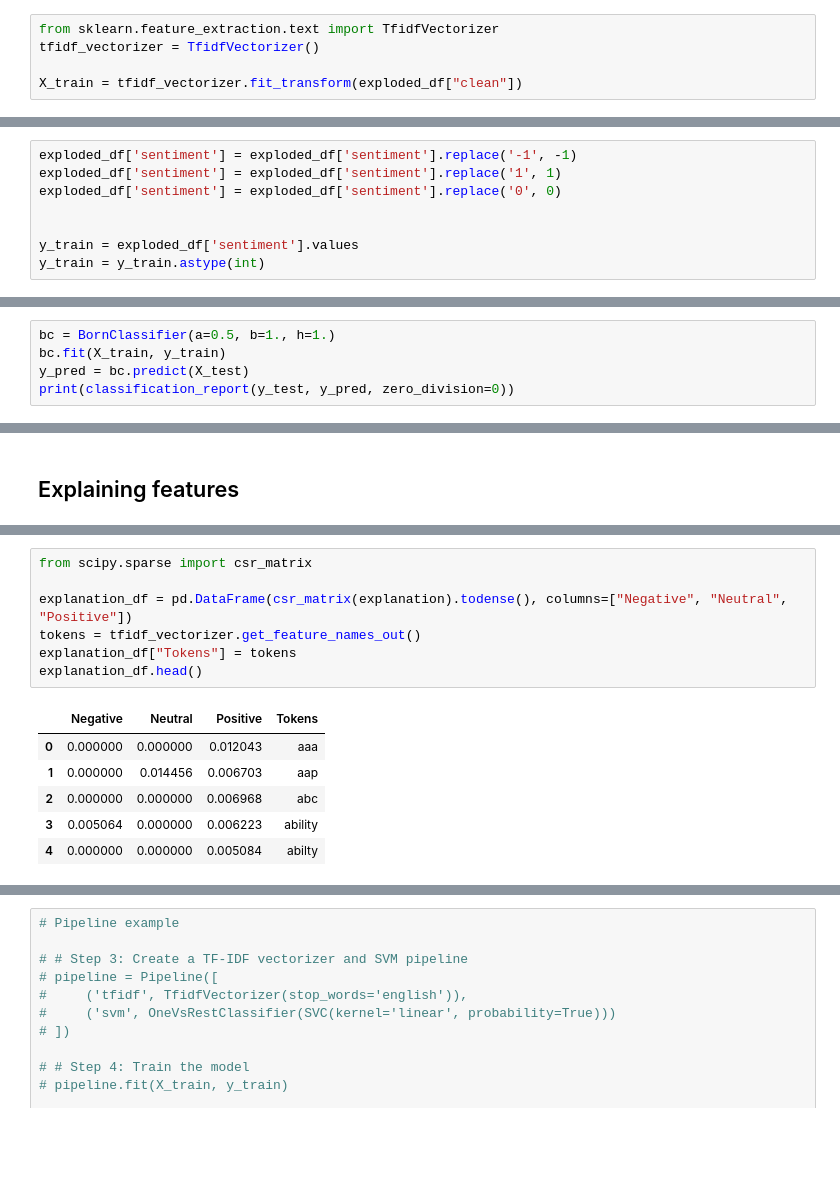
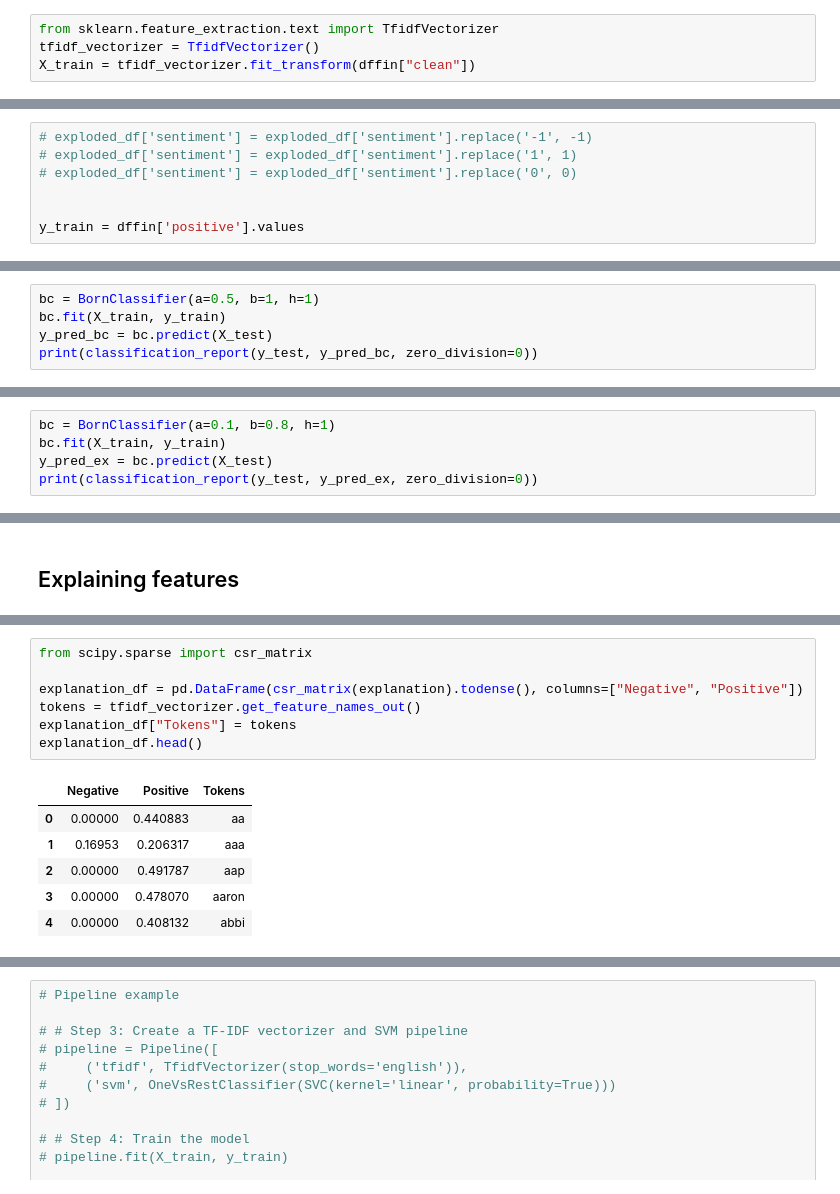
Before and after one commit to arina19-2000/unimi, a Jupyter notebook: ABSA/textsent.ipynb, the cells around one changed output, grey strips where cells are left out. Saved outputs shown, nothing was run; the diff lists cells and outputs as text; blank space fills up the shorter version.

```diff
--- a/ABSA/textsent.ipynb
+++ b/ABSA/textsent.ipynb
@@ -322,8 +339,7 @@ order to load all the package's dependencies. You can do this by selecting the
 # %%
 from sklearn.feature_extraction.text import TfidfVectorizer
 tfidf_vectorizer = TfidfVectorizer()
-
-X_train = tfidf_vectorizer.fit_transform(exploded_df["clean"])
+X_train = tfidf_vectorizer.fit_transform(dffin["clean"])
 # %%
 print(X_train)
 # %% [output]
@@ -347,10 +363,9 @@ print(X_train)
 # %%
-exploded_df['sentiment'] = exploded_df['sentiment'].replace('-1', -1)
-exploded_df['sentiment'] = exploded_df['sentiment'].replace('1', 1)
-exploded_df['sentiment'] = exploded_df['sentiment'].replace('0', 0)
+# exploded_df['sentiment'] = exploded_df['sentiment'].replace('-1', -1)
+# exploded_df['sentiment'] = exploded_df['sentiment'].replace('1', 1)
+# exploded_df['sentiment'] = exploded_df['sentiment'].replace('0', 0)
 
 
-y_train = exploded_df['sentiment'].values
-y_train = y_train.astype(int)
+y_train = dffin['positive'].values
 # %%
 print(y_train)
@@ -437,8 +557,8 @@ weighted avg       0.82      0.82      0.81      1438
 # %%
-bc = BornClassifier(a=0.5, b=1., h=1.)
+bc = BornClassifier(a=0.5, b=1, h=1)
 bc.fit(X_train, y_train)
-y_pred = bc.predict(X_test)
-print(classification_report(y_test, y_pred, zero_division=0))
+y_pred_bc = bc.predict(X_test)
+print(classification_report(y_test, y_pred_bc, zero_division=0))
 # %% [output]
               precision    recall  f1-score   support
 
@@ -458,0 +578,5 @@ disp.plot(cmap='Blues', values_format='d')
+# %%
+bc = BornClassifier(a=0.1, b=0.8, h=1)
+bc.fit(X_train, y_train)
+y_pred_ex = bc.predict(X_test)
+print(classification_report(y_test, y_pred_ex, zero_division=0))
@@ -482,17 +651,17 @@ print(explanation)
 # %%
 from scipy.sparse import csr_matrix
 
-explanation_df = pd.DataFrame(csr_matrix(explanation).todense(), columns=["Negative", "Neutral", "Positive"])
+explanation_df = pd.DataFrame(csr_matrix(explanation).todense(), columns=["Negative", "Positive"])
 tokens = tfidf_vectorizer.get_feature_names_out()
 explanation_df["Tokens"] = tokens
 explanation_df.head()
 # %% [output]
-|  | Negative | Neutral | Positive | Tokens |
-| 0 | 0.000000 | 0.000000 | 0.012043 | aaa |
-| 1 | 0.000000 | 0.014456 | 0.006703 | aap |
-| 2 | 0.000000 | 0.000000 | 0.006968 | abc |
-| 3 | 0.005064 | 0.000000 | 0.006223 | ability |
-| 4 | 0.000000 | 0.000000 | 0.005084 | abilty |
+|  | Negative | Positive | Tokens |
+| 0 | 0.00000 | 0.440883 | aa |
+| 1 | 0.16953 | 0.206317 | aaa |
+| 2 | 0.00000 | 0.491787 | aap |
+| 3 | 0.00000 | 0.478070 | aaron |
+| 4 | 0.00000 | 0.408132 | abbi |
 # %%
 # Find top tokens for each sentiment class
 top_negatives = explanation_df.sort_values(by="Negative", ascending=False).head(10)
```
Also changed, not shown: parts of 67 cells of this notebook.
